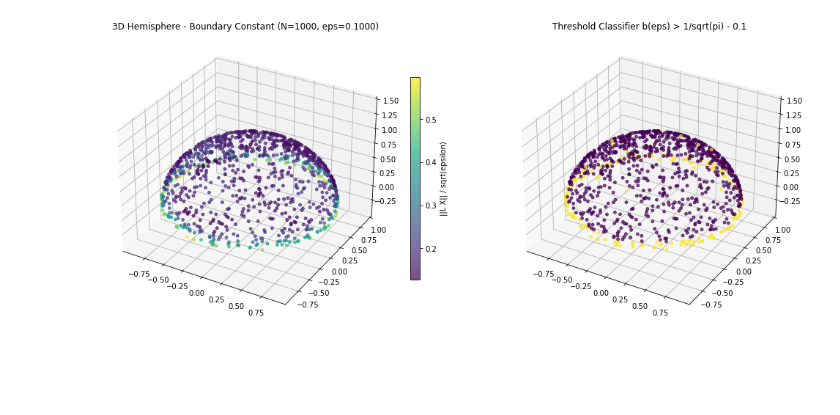
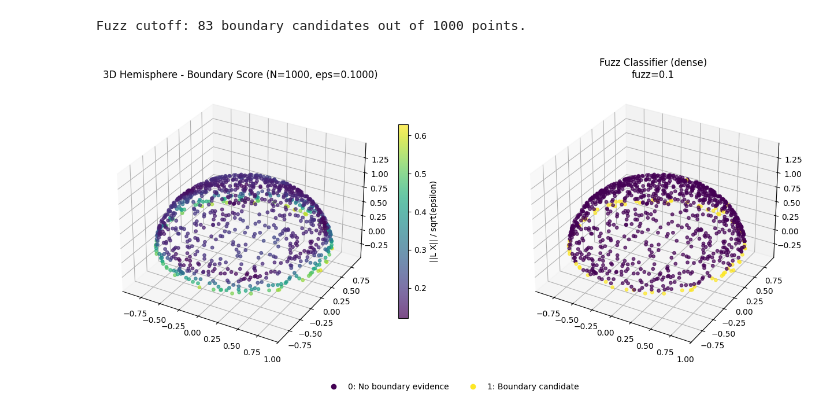
Before and after one commit to willeyna/BoundaryDetection, a Jupyter notebook: Boundary_Detection.ipynb, the cells around one changed output. Saved outputs shown, nothing was run; the diff lists cells and outputs as text; code cells hidden in the pictures; blank space fills up the shorter version.

```diff
--- a/Boundary_Detection.ipynb
+++ b/Boundary_Detection.ipynb
@@ -1,10 +1,26 @@
 # %%
 import numpy as np
 import matplotlib.pyplot as plt
+from matplotlib.lines import Line2D
 import manifold_utils as mu
+import importlib
+from sklearn.manifold import TSNE
 
-# Ensure plots are displayed inline
-%matplotlib inline
+# Load the latest local classifier when rerunning this notebook.
+importlib.reload(mu)
+
+# Positive tolerance used by every classifier in this notebook.
+FUZZ = 0.1
+
+# Helper function to set equal aspect ratio in 3D
+def set_equal_aspect_3d(ax, X):
+    max_range = np.array([X[:,0].max()-X[:,0].min(), X[:,1].max()-X[:,1].min(), X[:,2].max()-X[:,2].min()]).max() / 2.0
+    mid_x = (X[:,0].max()+X[:,0].min()) * 0.5
+    mid_y = (X[:,1].max()+X[:,1].min()) * 0.5
+    mid_z = (X[:,2].max()+X[:,2].min()) * 0.5
+    ax.set_xlim(mid_x - max_range, mid_x + max_range)
+    ax.set_ylim(mid_y - max_range, mid_y + max_range)
+    ax.set_zlim(mid_z - max_range, mid_z + max_range)
 # %%
 # 1. 2D Disk
 N = 1000
@@ -126,45 +149,44 @@ plt.show()
 # %%
 # 4. 3D Hemisphere
 N = 1000
 eps = 0.1
 X = mu.sample_hemisphere(N=N, noise=0.)
 L = mu.compute_laplacian(X, eps)
 
 # Compute boundary indicator metric: ||L X|| / sqrt(eps)
 color_metric = np.linalg.norm((L @ X) / np.sqrt(eps), axis=1)
 
-# Classify boundary points using threshold method
-bdy_threshold = mu.classify_boundary_threshold(X, fuzz=0.2)
+# Classify with the fuzz threshold over the adaptive epsilon grid.
+boundary_labels = mu.classify_boundary_threshold(X, fuzz=FUZZ, use_knn=False)
+print(f"Fuzz cutoff: {boundary_labels.sum()} boundary candidates out of {len(X)} points.")
 
-fig = plt.figure(figsize=(15, 6))
+fig = plt.figure(figsize=(14, 6))
 
-# Helper function to set equal aspect ratio in 3D
-def set_equal_aspect_3d(ax, X):
-    max_range = np.array([X[:,0].max()-X[:,0].min(), X[:,1].max()-X[:,1].min(), X[:,2].max()-X[:,2].min()]).max() / 2.0
-    mid_x = (X[:,0].max()+X[:,0].min()) * 0.5
-    mid_y = (X[:,1].max()+X[:,1].min()) * 0.5
-    mid_z = (X[:,2].max()+X[:,2].min()) * 0.5
-    ax.set_xlim(mid_x - max_range, mid_x + max_range)
-    ax.set_ylim(mid_y - max_range, mid_y + max_range)
-    ax.set_zlim(mid_z - max_range, mid_z + max_range)
-
-# Left plot: Boundary constant (b values)
+# Left plot: Boundary score at the displayed epsilon
 ax1 = fig.add_subplot(1, 2, 1, projection='3d')
 sc1 = ax1.scatter(X[:, 0], X[:, 1], X[:, 2], c=color_metric, cmap='viridis', s=15, alpha=0.7)
 fig.colorbar(sc1, ax=ax1, label='||L X|| / sqrt(epsilon)', shrink=0.7)
-ax1.set_title(f"3D Hemisphere - Boundary Constant (N={N}, eps={eps:.4f})")
+ax1.set_title(f"3D Hemisphere - Boundary Score (N={len(X)}, eps={eps:.4f})")
 set_equal_aspect_3d(ax1, X)
 
-# Right plot: Threshold Classifier
+# Right plot: Fuzz classifier
 ax2 = fig.add_subplot(1, 2, 2, projection='3d')
-sc2 = ax2.scatter(X[:, 0], X[:, 1], X[:, 2], c=bdy_threshold, cmap='viridis', s=15, alpha=0.7)
-ax2.set_title("Threshold Classifier b(eps) > 1/sqrt(pi) - 0.1")
+sc2 = ax2.scatter(X[:, 0], X[:, 1], X[:, 2], c=boundary_labels, cmap='viridis', vmin=0, vmax=1, s=15, alpha=0.7)
+ax2.set_title(f"Fuzz Classifier (dense)\nfuzz={FUZZ:g}")
 set_equal_aspect_3d(ax2, X)
 
-plt.tight_layout()
+fig.legend(handles=[
+    Line2D([], [], marker='o', linestyle='', color=plt.cm.viridis(0.0),
+           label='0: No boundary evidence'),
+    Line2D([], [], marker='o', linestyle='', color=plt.cm.viridis(1.0),
+           label='1: Boundary candidate'),
+], loc='lower center', ncol=2, frameon=False)
+
+plt.tight_layout(rect=(0, 0.08, 1, 1))
 plt.show()
 # %% [output]
+Fuzz cutoff: 83 boundary candidates out of 1000 points.
-[figure, old version]
+[figure, new version]
 # %%
 # 5. 3D Sphere (Control - No Boundary)
 N = 800
```
Also changed, not shown: parts of 19 cells of this notebook, 2 other files.
